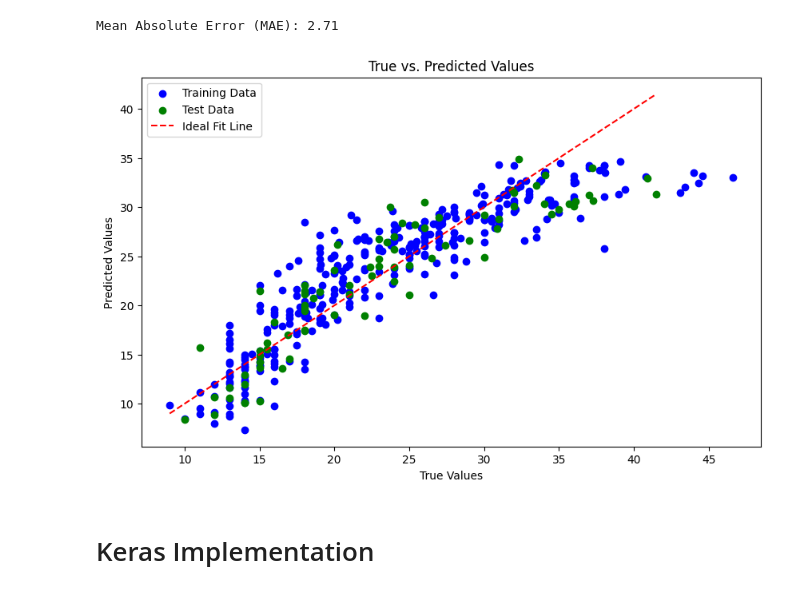
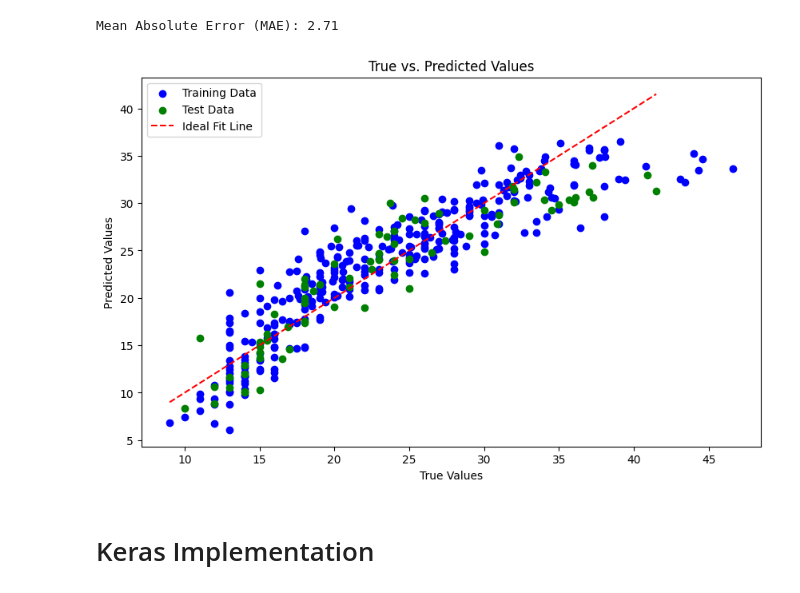
Before and after one commit to MaheeGamage/TIES4911-DL-for-dev, a Jupyter notebook: Task-1/Task1-2.ipynb, the cells around one changed output. Saved outputs shown, nothing was run; the diff lists cells and outputs as text; code cells hidden in the pictures.

```diff
--- a/Task-1/Task1-2.ipynb
+++ b/Task-1/Task1-2.ipynb
@@ -218,10 +218,10 @@ test_pred_sci *= std_label
 test_pred_sci += mean_label
 
 # prediction on train data
-train_pred = linear_model.predict(x_train_norm)
+train_pred_sci = regressor.predict(x_train_norm)
 # reverse standardization
-train_pred *= std_label
-train_pred += mean_label
+train_pred_sci *= std_label
+train_pred_sci += mean_label
 
 # Convert test_pred to a NumPy array
 # test_pred = test_pred.numpy()
@@ -234,21 +234,21 @@ Mean Absolute Error (MAE): 2.71
 # %%
 plt.figure(figsize=(10, 6))
 
 # Training set
-plt.scatter(y_train, train_pred, color='blue', label='Training Data')
+plt.scatter(y_train, train_pred_sci, color='blue', label='Training Data')
 # Test set
 plt.scatter(y_test, test_pred_sci, color='green', label='Test Data')
 
 # Reference line (perfect prediction)
 plt.plot([y_train.min(), y_test.max()], [y_train.min(), y_test.max()], color='red', linestyle='--', label='Ideal Fit Line')
 
 plt.xlabel('True Values')
 plt.ylabel('Predicted Values')
 plt.title('True vs. Predicted Values')
 plt.legend()
 plt.show()
 # %% [output]
-[figure, old version]
+[figure, new version]
 # %% [markdown]
 # Keras Implementation
 # %%
```
Also changed, not shown: parts of 5 cells of this notebook.
